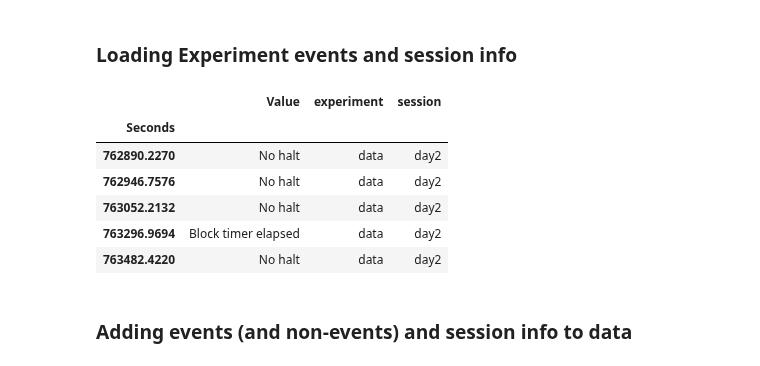
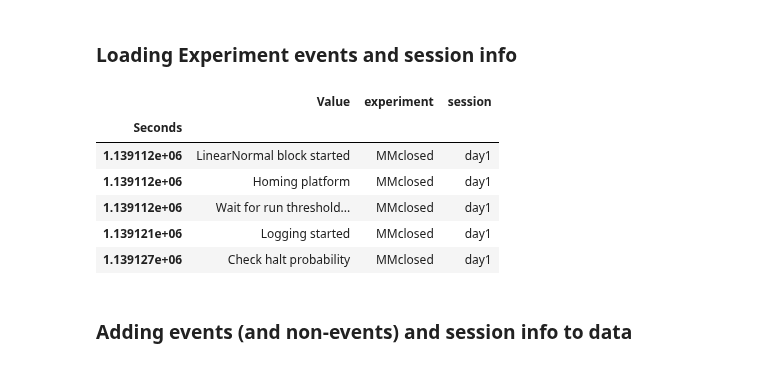
Before and after one commit to ikharitonov/vestibular_vr_pipeline, a Jupyter notebook: Reading_H5files.ipynb, the cells around one changed output. Drawn from its saved outputs; the diff is of its cells as text; code cells hidden in the pictures.

```diff
--- a/Reading_H5files.ipynb
+++ b/Reading_H5files.ipynb
@@ -46,6 +43,6 @@ SyntaxError: invalid syntax (4024593825.py, line 2)
 # %%
 # Expression unit testing
-h5_paths = ['/Volumes/RanczLab/20240730_Mismatch_Experiment/Fake_data_080824/Test_streams_B0M0/resampled_streams_Test_streams_B0M0.h5',
+'''h5_paths = ['/Volumes/RanczLab/20240730_Mismatch_Experiment/Fake_data_080824/Test_streams_B0M0/resampled_streams_Test_streams_B0M0.h5',
             '/Volumes/RanczLab/20240730_Mismatch_Experiment/Fake_data_070824/Test_streams_B0M0/resampled_streams_Test_streams_B0M0.h5']
 eventpaths = ['/Volumes/RanczLab/20240730_Mismatch_Experiment/Fake_data_080824/Test_streams_B0M0',
-             '/Volumes/RanczLab/20240730_Mismatch_Experiment/Fake_data_070824/Test_streams_B0M0']
+             '/Volumes/RanczLab/20240730_Mismatch_Experiment/Fake_data_070824/Test_streams_B0M0']'''
@@ -250,15 +263,15 @@ for eventpath in eventpaths:
     else:
         event_dict[f'{name}_2'] = ExpEvents
 # %%
-event_dict['B0M0'].head()
+event_dict['B3M3'].head()
 # %% [output]
 |  | Value | experiment | session |
 | Seconds |  |  |  |
-| 762890.2270 | No halt | data | day2 |
-| 762946.7576 | No halt | data | day2 |
-| 763052.2132 | No halt | data | day2 |
-| 763296.9694 | Block timer elapsed | data | day2 |
-| 763482.4220 | No halt | data | day2 |
+| 1.139112e+06 | LinearNormal block started | MMclosed | day1 |
+| 1.139112e+06 | Homing platform | MMclosed | day1 |
+| 1.139112e+06 | Wait for run threshold... | MMclosed | day1 |
+| 1.139121e+06 | Logging started | MMclosed | day1 |
+| 1.139127e+06 | Check halt probability | MMclosed | day1 |
 # %% [markdown]
 ### Adding events (and non-events) and session info to data
 # %%
```
Also changed, not shown: parts of 17 cells of this notebook, 5 other files.
